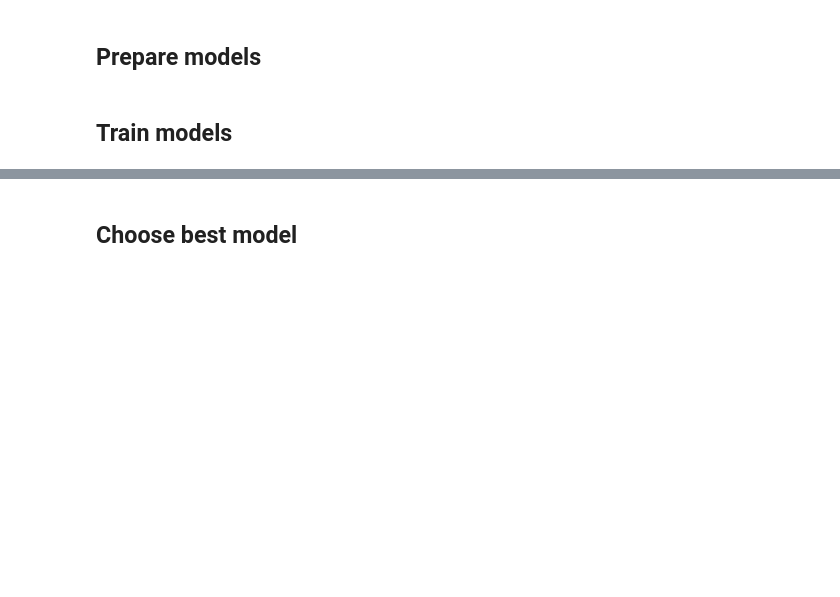
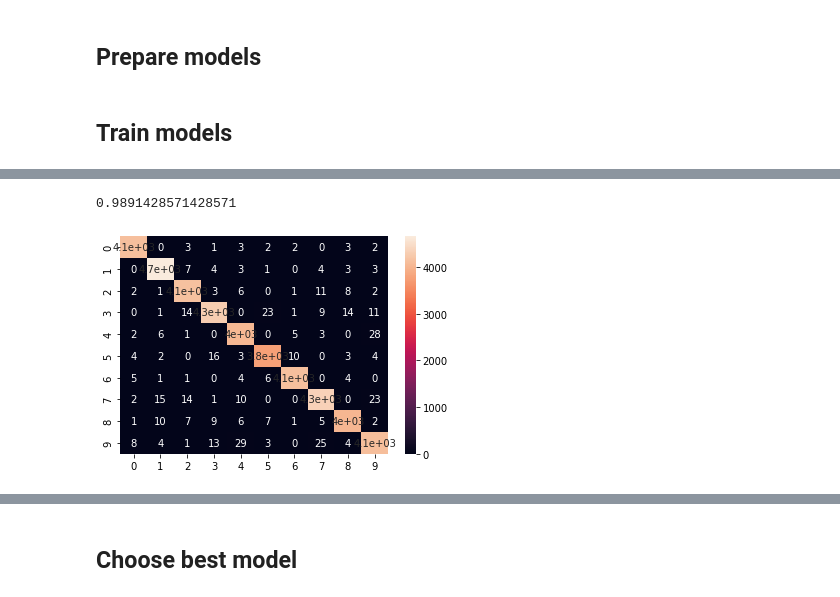
Before and after one commit to Im-Rises/digit_recognizer_ml, a Jupyter notebook: main_kaggle.ipynb, the cells around one changed output, grey strips where cells are left out. Saved outputs shown, nothing was run; the diff lists cells and outputs as text; code cells hidden in the pictures; blank space fills up the shorter version.

```diff
--- a/main_kaggle.ipynb
+++ b/main_kaggle.ipynb
@@ -97,0 +96,12 @@ GridSearchCV(estimator=KNeighborsClassifier(),
+# %%
+knn = KNeighborsClassifier(n_neighbors=4, weights='distance')
+knn.fit(X_train, y_train)
+print(knn.score(X_train,y_train))
+y_pred = knn.predict(X_train)
+
+from sklearn.metrics import confusion_matrix
+import seaborn as sns
+
+cm = confusion_matrix(y_train, y_pred)
+sns.heatmap(cm, annot=True)
+plt.show()
@@ -97,0 +111,17 @@ GridSearchCV(estimator=KNeighborsClassifier(),
+# %%
+from sklearn import svm
+
+svc = svm.SVC()
+svc.fit(X_train, y_train)
+print(svc.score(X_train,y_train))
+y_pred = svc.predict(X_train)
+
+from sklearn.metrics import confusion_matrix
+import seaborn as sns
+
+cm = confusion_matrix(y_train, y_pred)
+sns.heatmap(cm, annot=True)
+plt.show()
+# %% [output]
+0.9891428571428571
+[figure, added]
```
Also changed, not shown: parts of 14 cells of this notebook.
